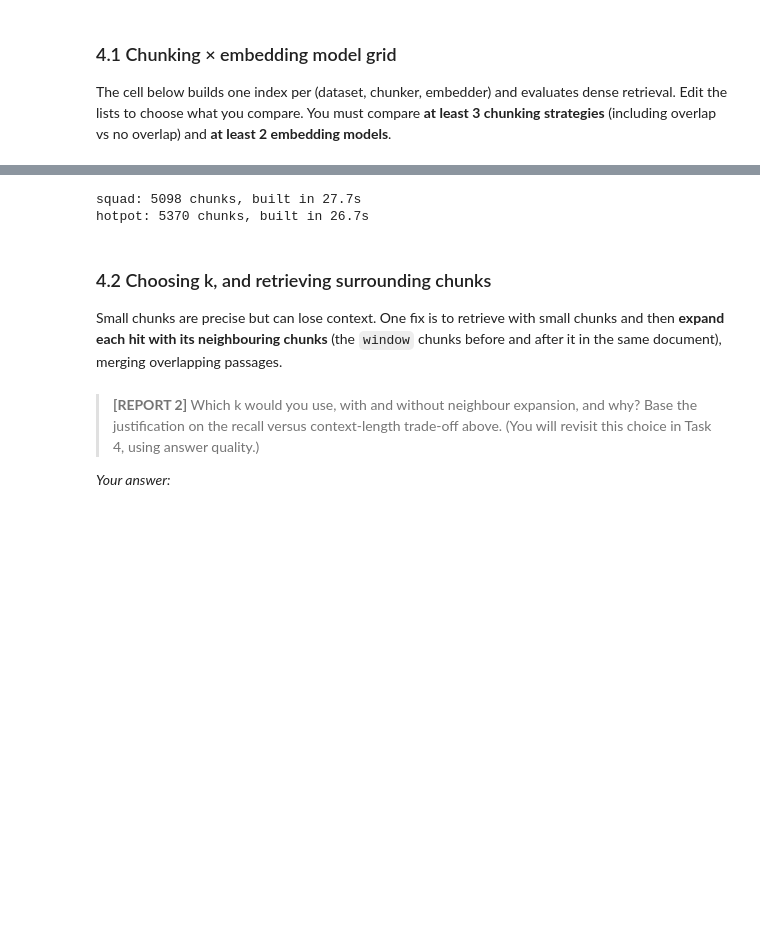
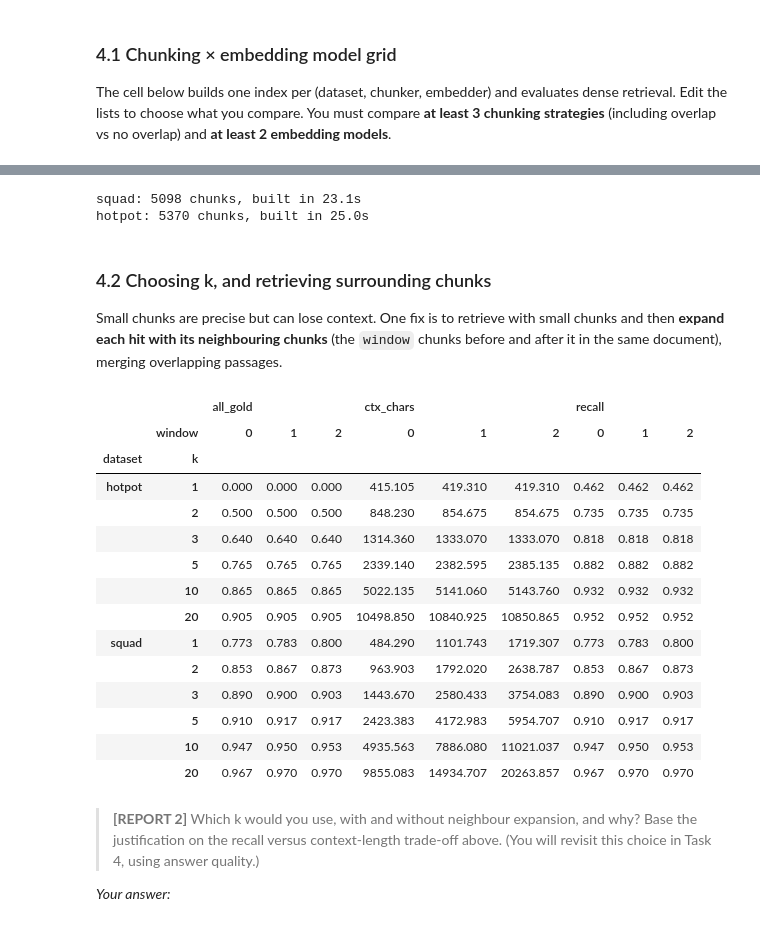
Before and after one commit to TheArtemis/ID2223-Scalable-Machine-Learning-and-Deep-Learning, a Jupyter notebook: assignments/ass2/lab-assignment-notebook.ipynb, the cells around one changed output, grey strips where cells are left out. Saved outputs shown, nothing was run; the diff lists cells and outputs as text; code cells hidden in the pictures; blank space fills up the shorter version.

```diff
--- a/assignments/ass2/lab-assignment-notebook.ipynb
+++ b/assignments/ass2/lab-assignment-notebook.ipynb
@@ -466,9 +468,9 @@ def retrieval_metrics(questions, retrieved, ks=KS):
         for k in ks:
             g = groups_hit(q, hits[:k])
             row[f"recall@{k}"], row[f"all@{k}"] = np.mean(g), float(all(g))
+            row[f"ctx_chars@{k}"] = sum(len(c["text"]) for c in hits[:k])
         row["mrr"] = next((1 / r for r, c in enumerate(hits, 1)
                            if any(span_hit(c, sp) for grp in q.gold for sp in grp)), 0.0)
-        row["ctx_chars@5"] = sum(len(c["text"]) for c in hits[:5])
         rows.append(row)
     return pd.DataFrame(rows).mean().to_dict()
 # %% [markdown]
@@ -516,0 +518,11 @@ model.safetensors: downloading bytes:           |  0.00B
+# %%
+# Compare configurations at the tested k closest to 2,500 characters on average.
+CONTEXT_BUDGET = 2500
+budget_rows = []
+for _, row in grid_df.iterrows():
+    k = min(KS, key=lambda kk: abs(row[f"ctx_chars@{kk}"] - CONTEXT_BUDGET))
+    budget_rows.append(dict(dataset=row.dataset, embedder=row.embedder, chunker=row.chunker,
+                            k=k, ctx_chars=row[f"ctx_chars@{k}"],
+                            recall=row[f"recall@{k}"], all_gold=row[f"all@{k}"]))
+budget_df = pd.DataFrame(budget_rows)
+budget_df.round(3).sort_values(["dataset", "recall"], ascending=[True, False])
@@ -541,8 +573,8 @@ INDEX = {ds: build_index(f"main-{ds}", CORPORA[ds], CHUNKERS[cfg["chunker"]], ge
 for ds, idx in INDEX.items():
     print(f"{ds}: {len(idx.chunks)} chunks, built in {idx.build_seconds:.1f}s")
 # %% [output]
-squad: 5098 chunks, built in 27.7s
-hotpot: 5370 chunks, built in 26.7s
+squad: 5098 chunks, built in 23.1s
+hotpot: 5370 chunks, built in 25.0s
 # %% [markdown]
 ### 4.2 Choosing k, and retrieving surrounding chunks
 
@@ -553,21 +585,60 @@ def expand_with_neighbors(index, hits, window=1):
     of the same document (clip at the document boundaries). Merge passages from the same document that
     overlap, and keep the rank order of the hits. Each returned passage is a chunk-like dict with
     doc_id, title, start, end, text (text = doc.text[start:end])."""
-    raise NotImplementedError
+    expanded = []
+    for rank, hit in enumerate(hits):
+        doc_id = hit["doc_id"]
+        neighbors = [index.by_id[f"{doc_id}::{i}"]
+                     for i in range(max(0, hit["chunk_idx"] - window), hit["chunk_idx"] + window + 1)
+                     if f"{doc_id}::{i}" in index.by_id]
+        expanded.append(dict(doc_id=doc_id, title=hit["title"], rank=rank,
+                             start=min(c["start"] for c in neighbors),
+                             end=max(c["end"] for c in neighbors)))
+
+    merged = []
+    for passage in sorted(expanded, key=lambda p: (p["doc_id"], p["start"])):
+        if (merged and passage["doc_id"] == merged[-1]["doc_id"]
+                and passage["start"] <= merged[-1]["end"]):
+            merged[-1]["end"] = max(merged[-1]["end"], passage["end"])
+            merged[-1]["rank"] = min(merged[-1]["rank"], passage["rank"])
+        else:
+            merged.append(passage)
+
+    merged.sort(key=lambda p: p["rank"])
+    for passage in merged:
+        passage.pop("rank")
+        passage["text"] = index.docs[passage["doc_id"]].text[passage["start"]:passage["end"]]
+    return merged
 # %%
 rows = []
 for ds, idx in INDEX.items():
     qs = EVAL_SETS[ds]
     hits = dense_retrieve(idx, [q.question for q in qs], k=20)
     for k in (1, 2, 3, 5, 10, 20):
         top = [h[:k] for h in hits]
         for window in (0, 1, 2):
             ctx = top if window == 0 else [expand_with_neighbors(idx, h, window) for h in top]
             m = retrieval_metrics(qs, ctx, ks=(k,))
             rows.append(dict(dataset=ds, k=k, window=window, recall=m[f"recall@{k}"], all_gold=m[f"all@{k}"],
                              ctx_chars=np.mean([sum(len(c["text"]) for c in x) for x in ctx])))
 k_df = pd.DataFrame(rows)
-k_df.pivot_table(index=["dataset", "k"], columns="window", values=["all_gold", "ctx_chars"]).round(3)
+k_df.pivot_table(index=["dataset", "k"], columns="window", values=["recall", "all_gold", "ctx_chars"]).round(3)
+# %% [output]
+|  |  | all_gold |  |  | ctx_chars |  |  | recall |  |  |
+|  | window | 0 | 1 | 2 | 0 | 1 | 2 | 0 | 1 | 2 |
+| dataset | k |  |  |  |  |  |  |  |  |  |
+| hotpot | 1 | 0.000 | 0.000 | 0.000 | 415.105 | 419.310 | 419.310 | 0.462 | 0.462 | 0.462 |
+|  | 2 | 0.500 | 0.500 | 0.500 | 848.230 | 854.675 | 854.675 | 0.735 | 0.735 | 0.735 |
+|  | 3 | 0.640 | 0.640 | 0.640 | 1314.360 | 1333.070 | 1333.070 | 0.818 | 0.818 | 0.818 |
+|  | 5 | 0.765 | 0.765 | 0.765 | 2339.140 | 2382.595 | 2385.135 | 0.882 | 0.882 | 0.882 |
+|  | 10 | 0.865 | 0.865 | 0.865 | 5022.135 | 5141.060 | 5143.760 | 0.932 | 0.932 | 0.932 |
+|  | 20 | 0.905 | 0.905 | 0.905 | 10498.850 | 10840.925 | 10850.865 | 0.952 | 0.952 | 0.952 |
+| squad | 1 | 0.773 | 0.783 | 0.800 | 484.290 | 1101.743 | 1719.307 | 0.773 | 0.783 | 0.800 |
+|  | 2 | 0.853 | 0.867 | 0.873 | 963.903 | 1792.020 | 2638.787 | 0.853 | 0.867 | 0.873 |
+|  | 3 | 0.890 | 0.900 | 0.903 | 1443.670 | 2580.433 | 3754.083 | 0.890 | 0.900 | 0.903 |
+|  | 5 | 0.910 | 0.917 | 0.917 | 2423.383 | 4172.983 | 5954.707 | 0.910 | 0.917 | 0.917 |
+|  | 10 | 0.947 | 0.950 | 0.953 | 4935.563 | 7886.080 | 11021.037 | 0.947 | 0.950 | 0.953 |
+|  | 20 | 0.967 | 0.970 | 0.970 | 9855.083 | 14934.707 | 20263.857 | 0.967 | 0.970 | 0.970 |
 # %% [markdown]
 > **[REPORT 2]** Which k would you use, with and without neighbour expansion, and why? Base the justification on the recall versus context-length trade-off above. (You will revisit this choice in Task 4, using answer quality.)
 
```
Also changed, not shown: parts of 4 cells of this notebook, 4 other files.
